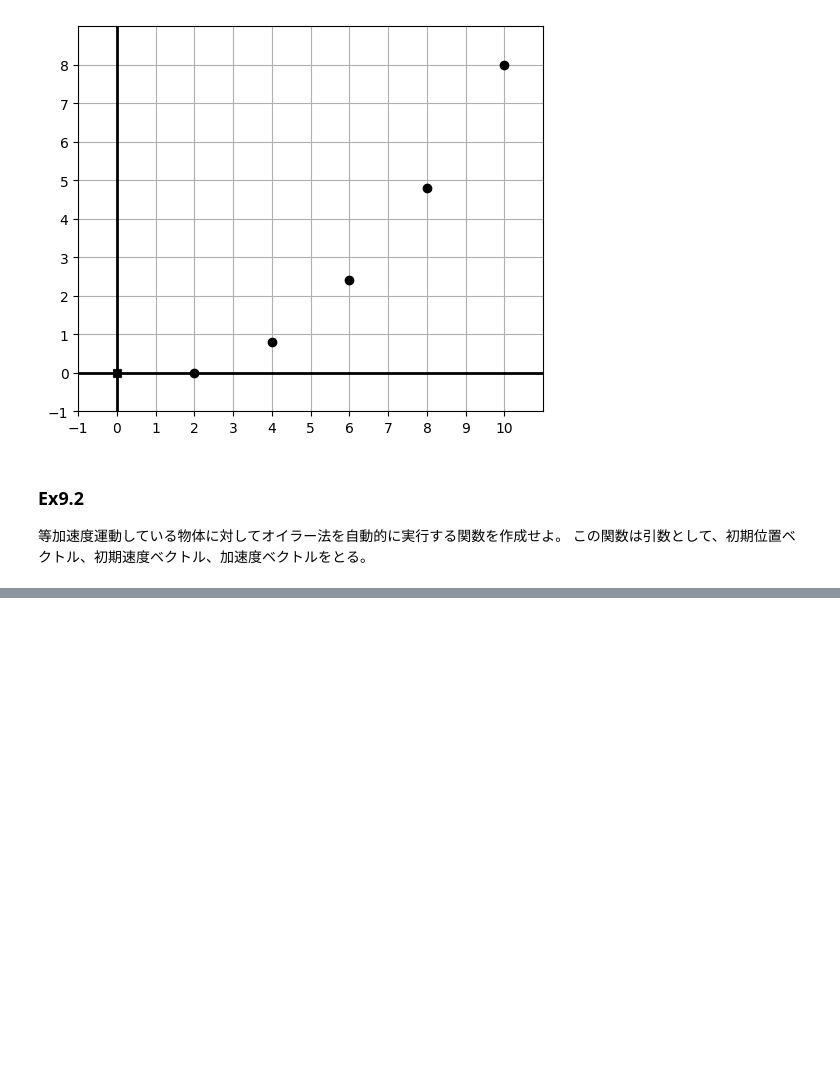
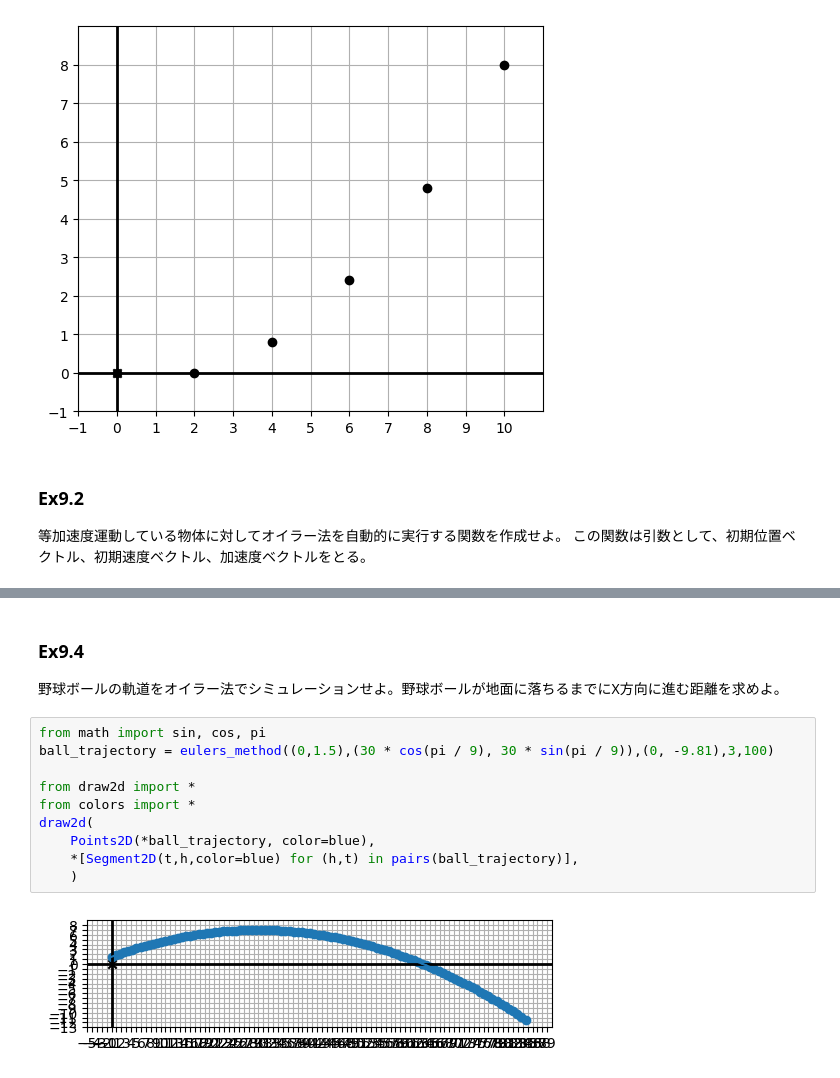
Before and after one commit to kjmatsuda/Math-for-Programmers, a Jupyter notebook: Chapter_09/ex9.ipynb, the cells around one changed output, grey strips where cells are left out. Drawn from its saved outputs; the diff is of its cells as text; blank space fills up the shorter version.

```diff
--- a/Chapter_09/ex9.ipynb
+++ b/Chapter_09/ex9.ipynb
@@ -48,0 +77,15 @@ def eulers_method(s0,v0,a,total_time,step_count):
+# %% [markdown]
+### Ex9.4
+野球ボールの軌道をオイラー法でシミュレーションせよ。野球ボールが地面に落ちるまでにX方向に進む距離を求めよ。
+# %%
+from math import sin, cos, pi
+ball_trajectory = eulers_method((0,1.5),(30 * cos(pi / 9), 30 * sin(pi / 9)),(0, -9.81),3,100)
+
+from draw2d import *
+from colors import *
+draw2d(
+    Points2D(*ball_trajectory, color=blue),
+    *[Segment2D(t,h,color=blue) for (h,t) in pairs(ball_trajectory)],
+    )
+# %% [output]
+[figure, added]
```
Also changed, not shown: parts of 8 cells of this notebook.
